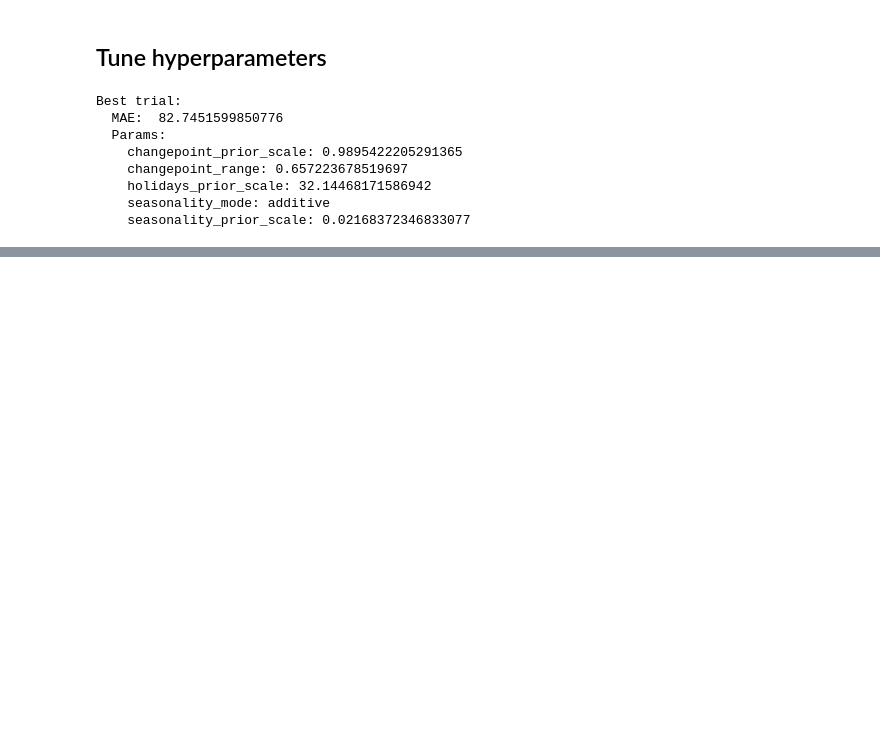
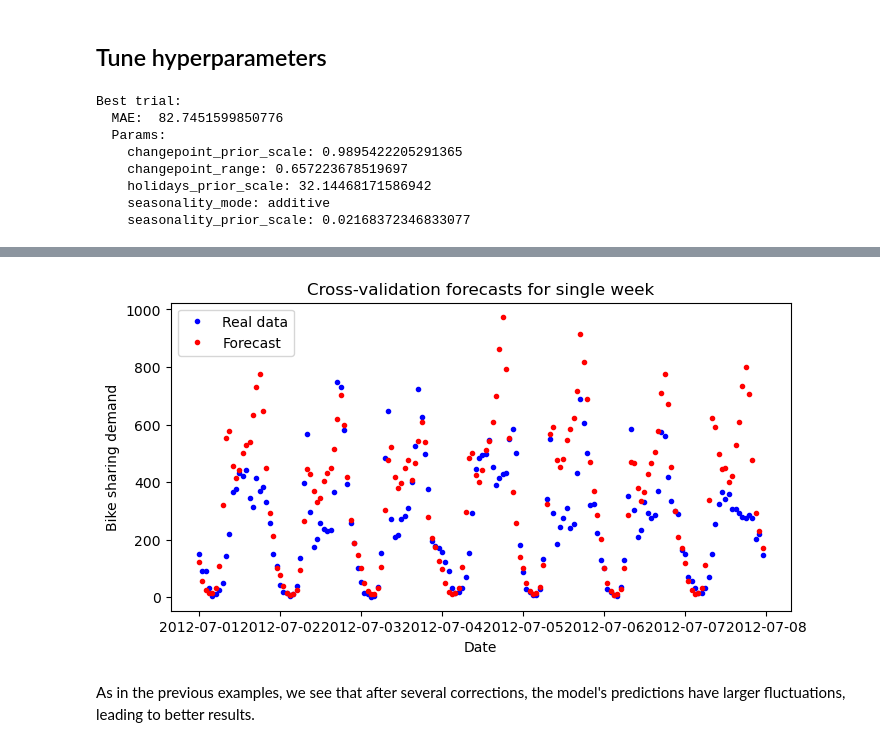
Before and after one commit to jansowa/prophet-examples, a Jupyter notebook: article.ipynb, the cells around one changed output, grey strips where cells are left out. Drawn from its saved outputs; the diff is of its cells as text; code cells hidden in the pictures; blank space fills up the shorter version.

```diff
--- a/article.ipynb
+++ b/article.ipynb
@@ -516,0 +474,37 @@ Mean MAE: 86.95403074723532
+# %%
+m = Prophet(changepoint_prior_scale=0.9895422205291365, seasonality_prior_scale=0.02168372346833077,
+                holidays_prior_scale=32.14468171586942, seasonality_mode="additive",
+                changepoint_range=0.657223678519697)
+m.add_seasonality(name='yearly', period=365, fourier_order=10)
+m.add_regressor('weather')
+m.add_regressor('atemp')
+m.add_regressor('humidity')
+m.add_regressor('workingday')
+m.add_regressor('temp')
+
+m.add_seasonality(name='yearly', period=365, fourier_order=10)
+m.fit(df)  # Fit model with given params
+
+logging.getLogger('cmdstanpy').setLevel(logging.ERROR)
+df_cv = cross_validation(m, initial='365 days', period='7 days', horizon = '7 days', parallel="processes")
+df_p = performance_metrics(df_cv)
+
+lower_date = np.datetime64('2012-07-01')
+upper_date = np.datetime64('2012-07-08')
+week_forecast = df_cv[(df_cv.ds >= lower_date) & (df_cv.ds < upper_date)]
+
+fig, ax = plt.subplots(figsize=(8, 4))
+
+ax.plot(week_forecast['ds'], np.exp(week_forecast['y']), 'b.', label='Real data')
+ax.plot(week_forecast['ds'], np.exp(week_forecast['yhat']), 'r.', label='Forecast')
+
+ax.set_xlabel('Date')
+ax.set_ylabel('Bike sharing demand')
+ax.set_title('Cross-validation forecasts for single week')
+ax.legend(loc='upper left')
+
+plt.show()
+# %% [output]
+[figure, added]
+# %% [markdown]
+As in the previous examples, we see that after several corrections, the model's predictions have larger fluctuations, leading to better results.
```
Also changed, not shown: parts of 25 cells of this notebook.
